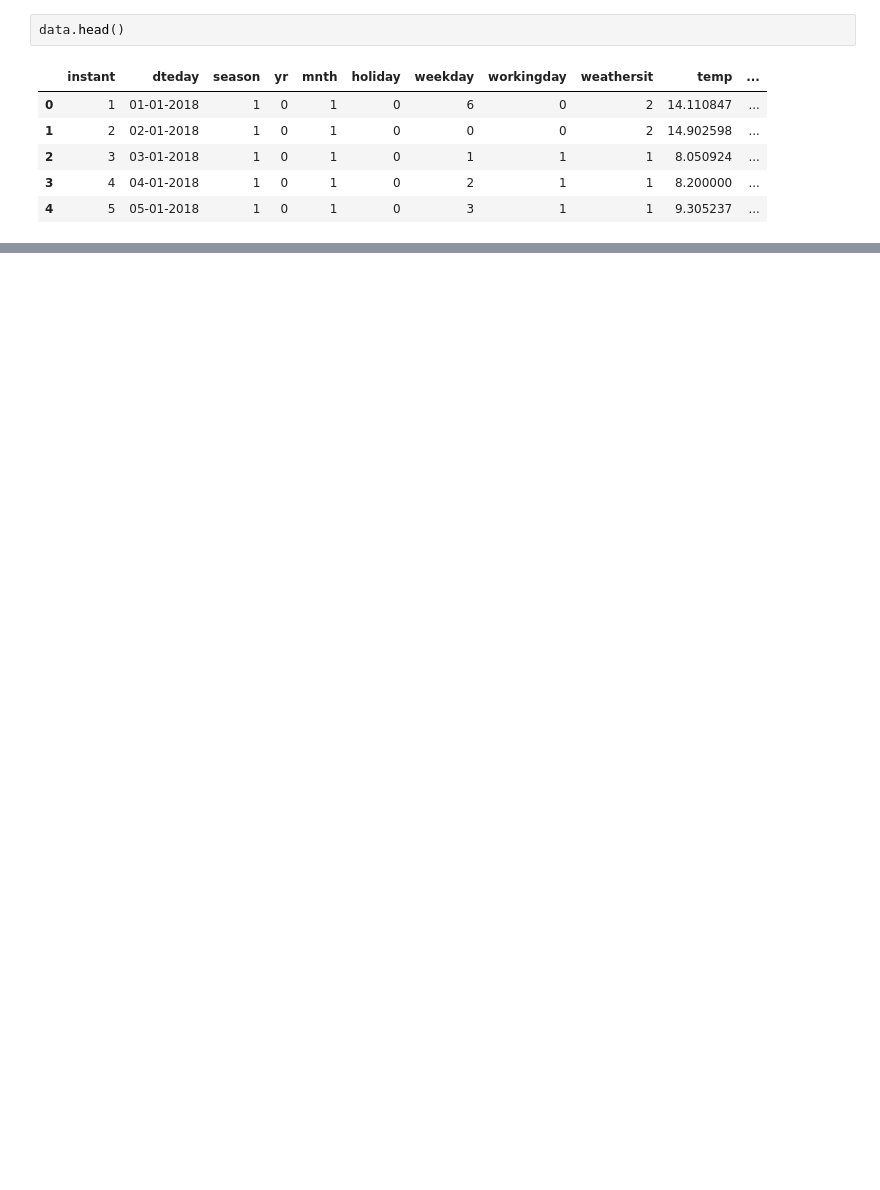
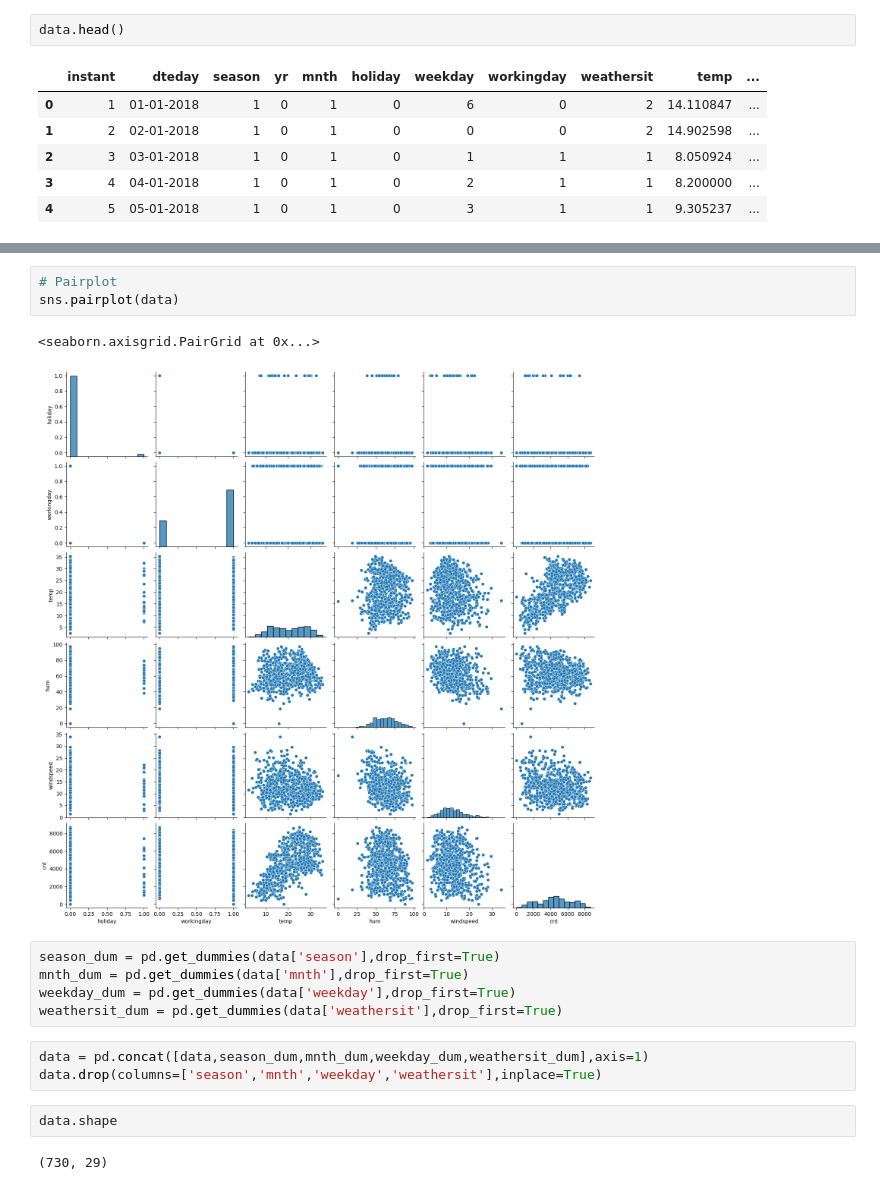
Before and after one commit to Uttam-Mahata/Bike-Share-Prediction, a Jupyter notebook: bike_share.ipynb, the cells around one changed output, grey strips where cells are left out. Saved outputs shown, nothing was run; the diff lists cells and outputs as text; blank space fills up the shorter version.

```diff
--- a/bike_share.ipynb
+++ b/bike_share.ipynb
@@ -237,0 +330,18 @@ plt.show()
+# %%
+# Pairplot
+sns.pairplot(data)
+# %% [output]
+<seaborn.axisgrid.PairGrid at 0x...>
+[figure, added]
+# %%
+season_dum = pd.get_dummies(data['season'],drop_first=True)
+mnth_dum = pd.get_dummies(data['mnth'],drop_first=True)
+weekday_dum = pd.get_dummies(data['weekday'],drop_first=True)
+weathersit_dum = pd.get_dummies(data['weathersit'],drop_first=True)
+# %%
+data = pd.concat([data,season_dum,mnth_dum,weekday_dum,weathersit_dum],axis=1)
+data.drop(columns=['season','mnth','weekday','weathersit'],inplace=True)
+# %%
+data.shape
+# %% [output]
+(730, 29)
```
Also changed, not shown: parts of 66 cells of this notebook.
